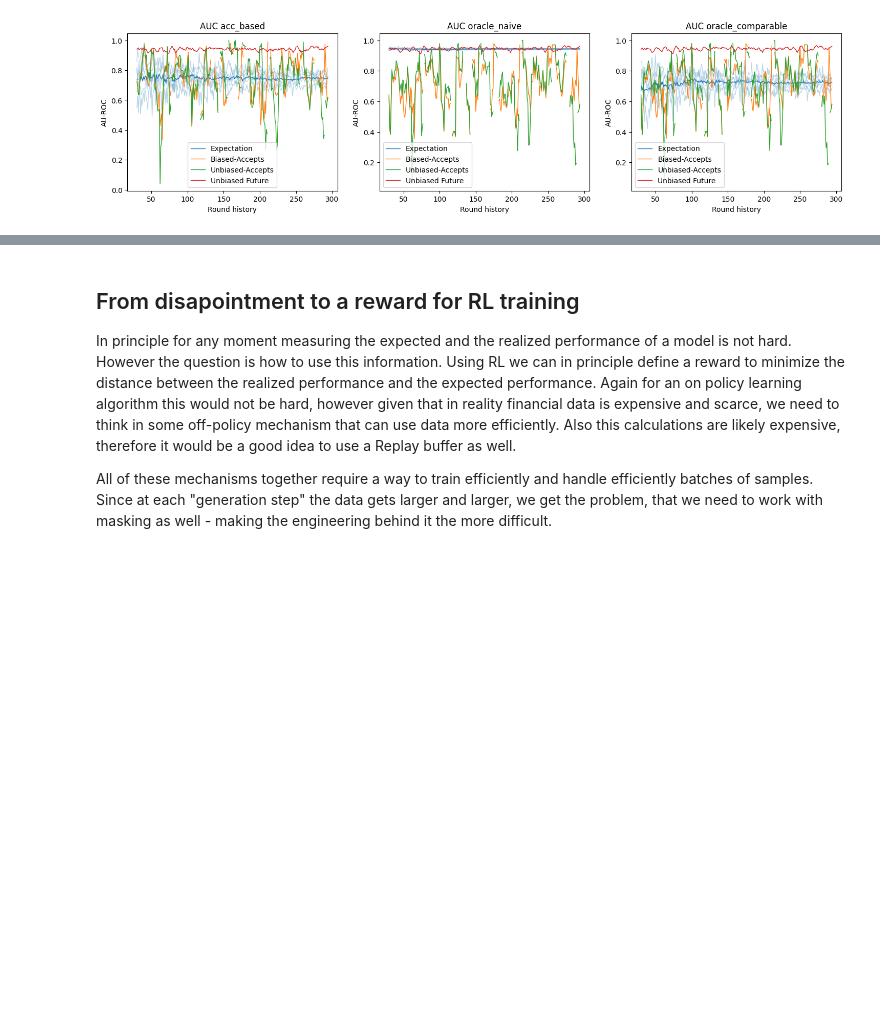
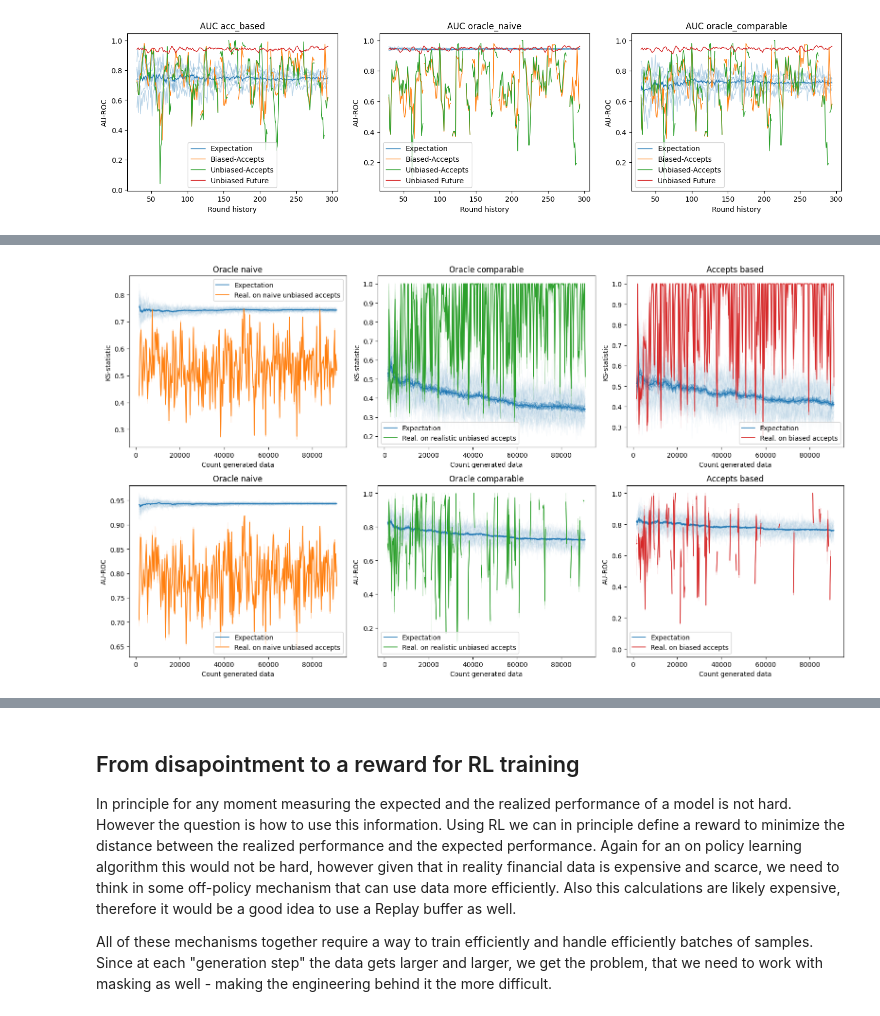
Before and after one commit to TheBISEconStatcian/BEReBASL, a Jupyter notebook: dev/hypothesis_development.ipynb, the cells around one changed output, grey strips where cells are left out. Cells and saved outputs as stored; diff of their text form; code cells hidden in the pictures; blank space fills up the shorter version.

```diff
--- a/dev/hypothesis_development.ipynb
+++ b/dev/hypothesis_development.ipynb
@@ -775,0 +776,3 @@ acc_based:
+# %%
+sample_sizes = torch.tensor(stats['sample_size'], device=device)[:-1] # Consider that last is not recorded
+stats = {k : torch.stack(v) if isinstance(v[0], torch.Tensor) else torch.tensor(v) for k, v in stats.items()}
@@ -775,0 +895,46 @@ acc_based:
+# %%
+min_s, max_s = sample_sizes[[0,-1]]
+margin_x = (max_s - min_s) * 0.01
+
+fig, axes = plt.subplots(nrows=2, ncols=3, figsize=(16, 9))
+
+dt_mapper = {
+    "acc_based" : "Accepts based",
+    "oracle_naive" : "Oracle naive",
+    "oracle_comparable" : "Oracle comparable"
+}
+method_mapper = {
+    "ks" : "KS-statistic",
+    "roc" : "AU-ROC"
+}
+
+
+for i_dt, dt in enumerate(exp_approach):
+    for i_m, m in enumerate(methods):
+        current_lbl = dt + '_' + m
+        ax = axes[i_m, i_dt]
+
+        plot_dict = line_collections_data[current_lbl]
+
+        ax.set_xlim(min_s - margin_x, max_s + margin_x)
+        ax.set_ylim(0,0.85)
+
+        ax.add_collection(LineCollection(plot_dict["lines"], colors=plot_dict["colors"], linewidths=1.0))
+
+        for main_dict in plot_dict["mains"]:
+            ax.plot(*main_dict["args"], **main_dict["kwargs"])
+
+        ax.legend()
+
+        ax.set_ylabel(method_mapper[m])
+        ax.set_xlabel("Count generated data")
+
+        ax.set_title(dt_mapper[dt])
+
+        ax.autoscale()
+
+fig.tight_layout()
+
+plt.show()
+# %% [output]
+[figure, added]
```
Also changed, not shown: parts of 14 cells of this notebook.
